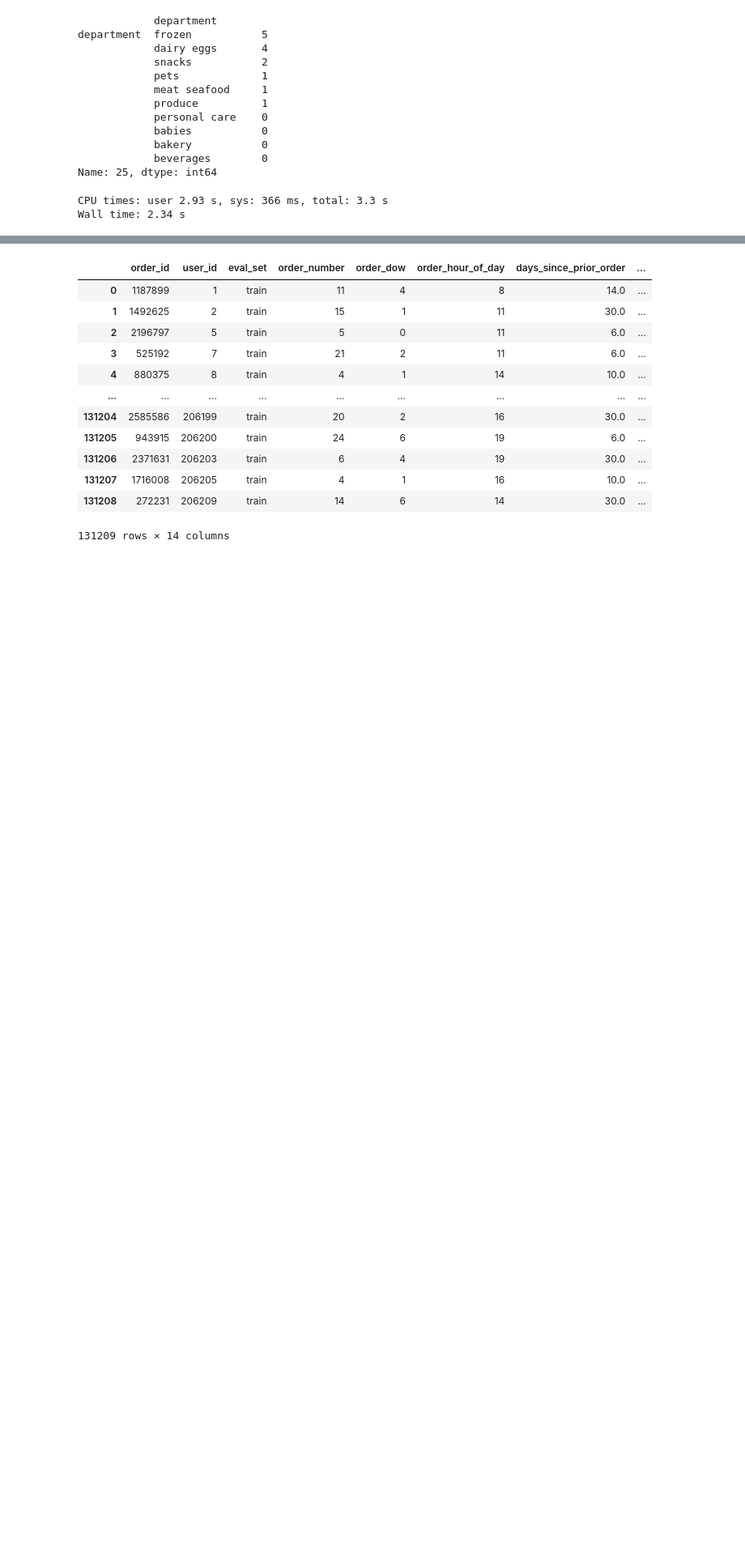
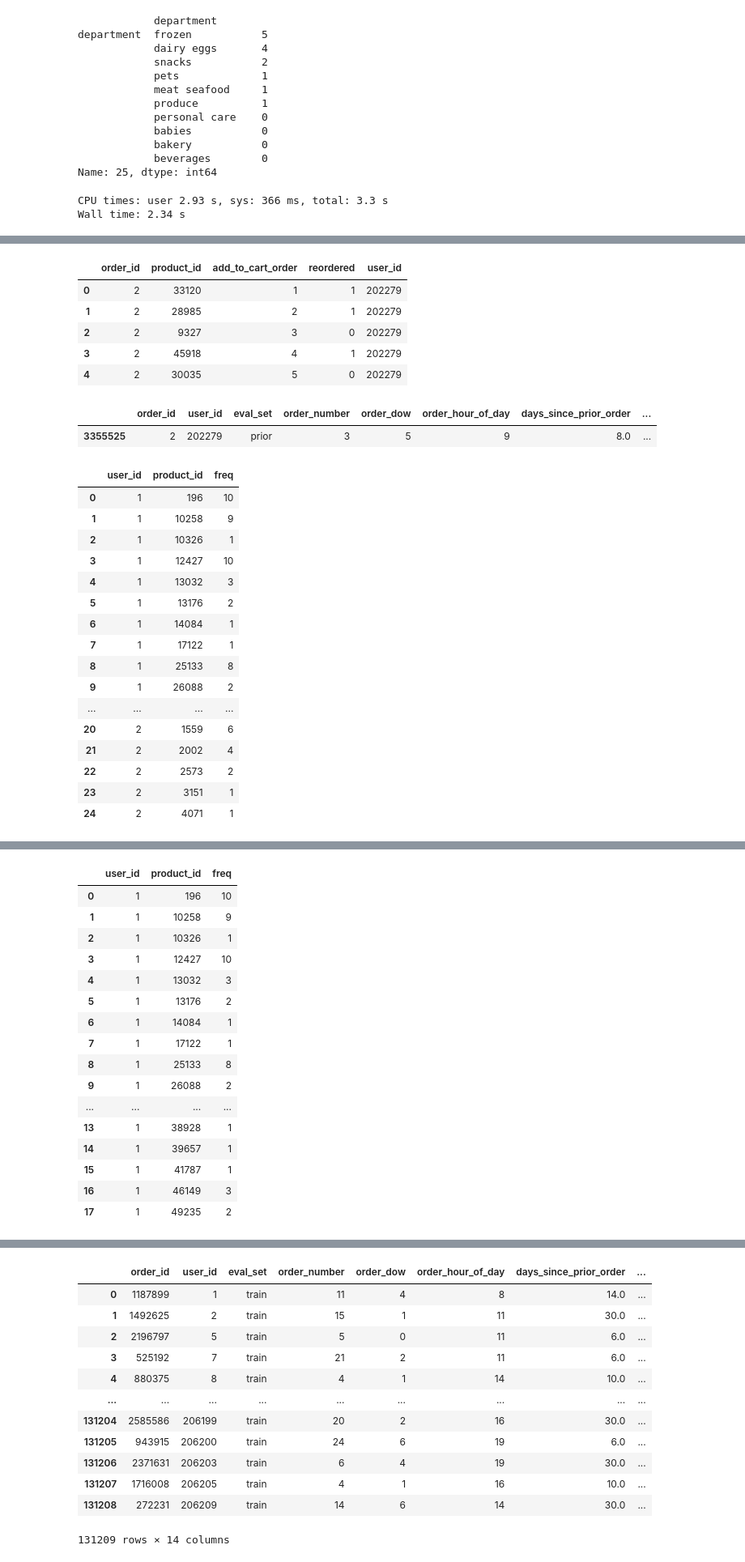
Before and after one commit to jeffcfho/OrganicFoodBuyers, a Jupyter notebook: 0_instacart_eda.ipynb, the cells around one changed output, grey strips where cells are left out. Shown: that part at 81% size. Drawn from its saved outputs; the diff is of its cells as text; code cells hidden in the pictures; blank space fills up the shorter version.

Commit message:
Created a new table with user's historical organic purchases

```diff
--- a/0_instacart_eda.ipynb
+++ b/0_instacart_eda.ipynb
@@ -1049,0 +1033,34 @@ Wall time: 4.28 s
+# %%
+%%time
+
+# For each user, get the products they've purchased in prior
+
+# Get prior orders by user
+users_order_prior = orders.loc[orders['eval_set'].map(lambda x: x in ['prior'])]
+
+# Merge products in prior orders to the user for each order
+print(len(order_products__prior))
+display(order_products__prior.head(5))
+user_order_products_prior_train = order_products__prior.merge(users_order_prior[['order_id','user_id']],
+                                                        on='order_id')
+print(len(user_order_products_prior_train))
+display(user_order_products_prior_train.head(5))
+
+# Check join worked
+display(users_order_prior.loc[users_order_prior['order_id']==2]) # does this return user 202279?
+
+# Group products ordered by user
+user_products_freq_train_long = user_order_products_prior_train[['user_id','product_id']]\
+                                .groupby(['user_id','product_id']).size()
+# display(user_products_freq_train_long.head(25))
+
+# Reset index to remove MultiIndex
+user_products_freq_train_long = user_products_freq_train_long.reset_index()
+user_products_freq_train_long.columns = ['user_id','product_id','freq']
+display(user_products_freq_train_long.head(25))
+
+# First, group order_products__prior by user_id, and store each list of unique products as a dictionary with "user_id" as key.
+prods_dict = dict(user_products_freq_train_long.groupby('user_id')['product_id'].apply(list))
+print('Ordered products for User 1: ',prods_dict[1])
+user_products_freq_train_long.loc[user_products_freq_train_long['user_id']==1] #check dictionary result is as expected
+# %% [output]
@@ -1049,0 +1075,25 @@ Wall time: 4.28 s
+|  | order_id | product_id | add_to_cart_order | reordered | user_id |
+| 0 | 2 | 33120 | 1 | 1 | 202279 |
+| 1 | 2 | 28985 | 2 | 1 | 202279 |
+| 2 | 2 | 9327 | 3 | 0 | 202279 |
+| 3 | 2 | 45918 | 4 | 1 | 202279 |
+| 4 | 2 | 30035 | 5 | 0 | 202279 |
+|  | order_id | user_id | eval_set | order_number | order_dow | order_hour_of_day | days_since_prior_order | ... |
+| 3355525 | 2 | 202279 | prior | 3 | 5 | 9 | 8.0 | ... |
+|  | user_id | product_id | freq |
+| 0 | 1 | 196 | 10 |
+| 1 | 1 | 10258 | 9 |
+| 2 | 1 | 10326 | 1 |
+| 3 | 1 | 12427 | 10 |
+| 4 | 1 | 13032 | 3 |
+| 5 | 1 | 13176 | 2 |
+| 6 | 1 | 14084 | 1 |
+| 7 | 1 | 17122 | 1 |
+| 8 | 1 | 25133 | 8 |
+| 9 | 1 | 26088 | 2 |
+| ... | ... | ... | ... |
+| 20 | 2 | 1559 | 6 |
+| 21 | 2 | 2002 | 4 |
+| 22 | 2 | 2573 | 2 |
+| 23 | 2 | 3151 | 1 |
+| 24 | 2 | 4071 | 1 |
@@ -1049,0 +1103,17 @@ Wall time: 4.28 s
+|  | user_id | product_id | freq |
+| 0 | 1 | 196 | 10 |
+| 1 | 1 | 10258 | 9 |
+| 2 | 1 | 10326 | 1 |
+| 3 | 1 | 12427 | 10 |
+| 4 | 1 | 13032 | 3 |
+| 5 | 1 | 13176 | 2 |
+| 6 | 1 | 14084 | 1 |
+| 7 | 1 | 17122 | 1 |
+| 8 | 1 | 25133 | 8 |
+| 9 | 1 | 26088 | 2 |
+| ... | ... | ... | ... |
+| 13 | 1 | 38928 | 1 |
+| 14 | 1 | 39657 | 1 |
+| 15 | 1 | 41787 | 1 |
+| 16 | 1 | 46149 | 3 |
+| 17 | 1 | 49235 | 2 |
```
Also changed, not shown: parts of 12 cells of this notebook, 1 other file.
